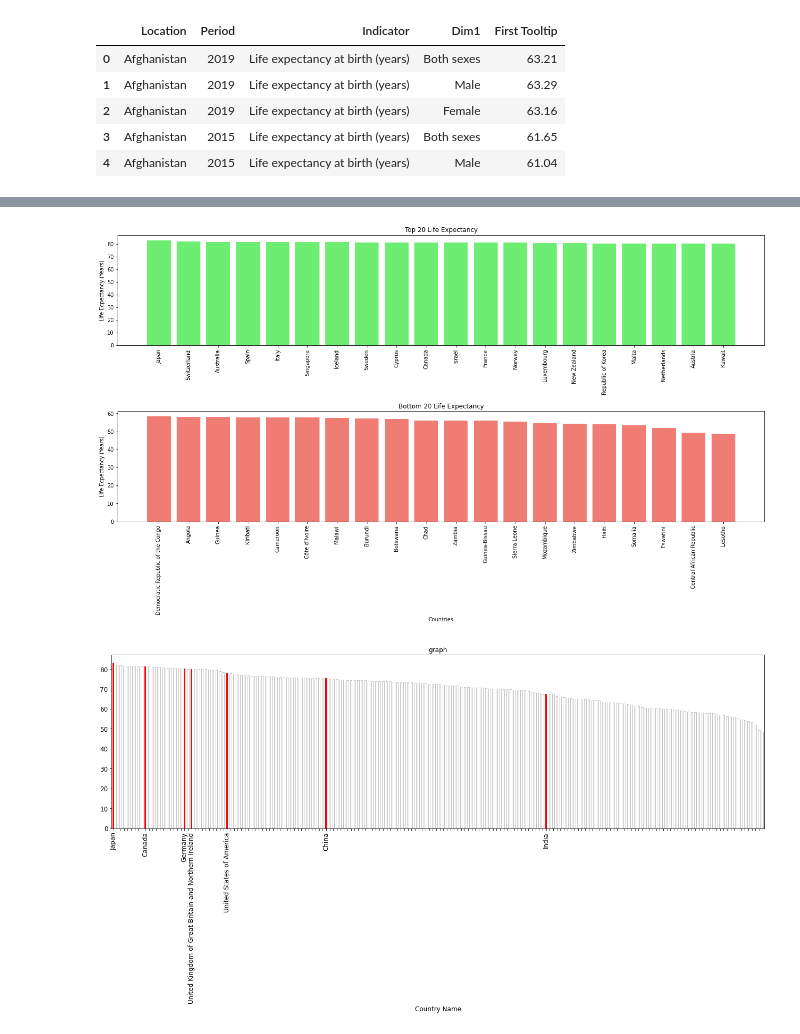
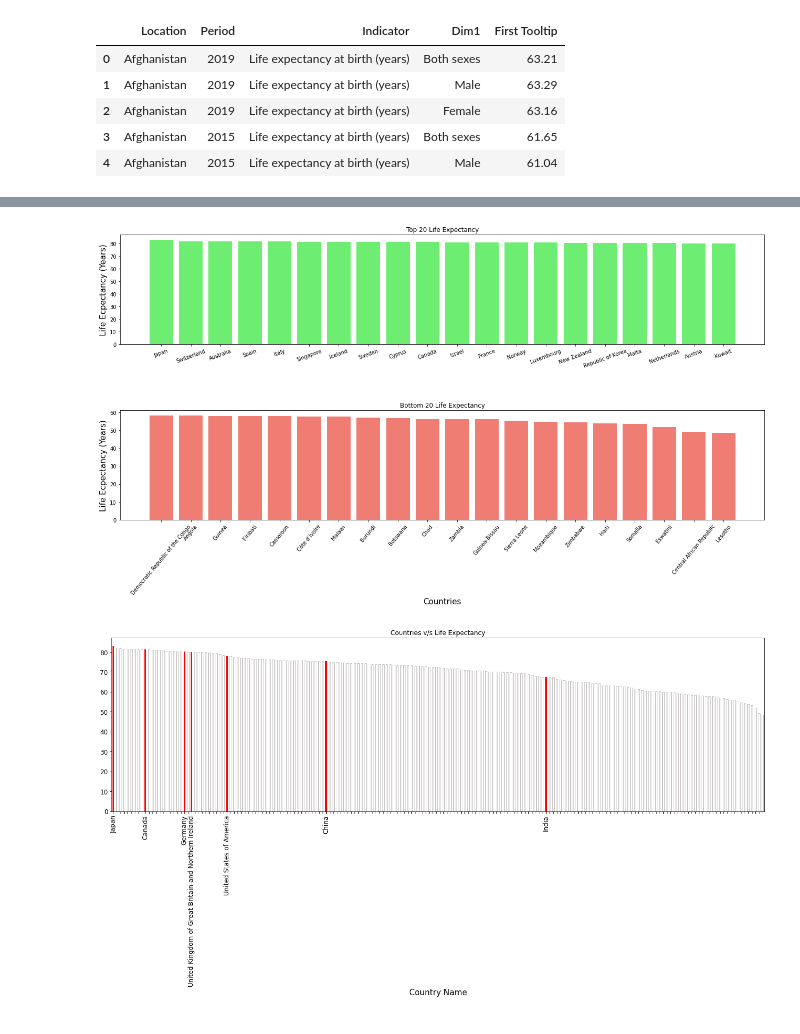
Before and after one commit to digipodium/life-Expectancy-analysis, a Jupyter notebook: visualization.ipynb, the cells around one changed output, grey strips where cells are left out. Saved outputs shown, nothing was run; the diff lists cells and outputs as text; code cells hidden in the pictures.

Commit message:
changes, plot

```diff
--- a/visualization.ipynb
+++ b/visualization.ipynb
@@ -42,28 +47,28 @@ array(['Afghanistan', 'Albania', 'Algeria', 'Angola',
 # %%
 tempData = lifeExpectancy.groupby('Location')['First Tooltip'].mean()
 tempDataTop20 = tempData.sort_values(ascending=False)[:20]
 tempDataLow20 = tempData.sort_values()[:20]
 tempDataTop20 = tempDataTop20.reset_index()
 tempDataLow20 = tempDataLow20.reset_index()
 fig = plt.figure(figsize = (22,10))
 
 ax1 = plt.subplot2grid((2,1), (0,0), rowspan=1, colspan=1)
 ax1.bar(x = tempDataTop20['Location'], height = tempDataTop20['First Tooltip'], color = "#6ded71")
-ax1.set_xticklabels(tempDataTop20['Location'], rotation=90)
-ax1.set_ylabel("Life Ecpectancy (Years)")
+ax1.set_xticklabels(tempDataTop20['Location'], rotation=20)
+ax1.set_ylabel("Life Ecpectancy (Years)",size=15)
 ax1.title.set_text("Top 20 Life Expectancy")
 
 ax2 = plt.subplot2grid((2,1), (1,0), rowspan=1, colspan=1)
 ax2.bar(x = tempDataLow20['Location'][::-1], height = tempDataLow20['First Tooltip'][::-1], color = "#f07d73")
 ax2.title.set_text("Bottom 20 Life Expectancy")
 
-plt.xticks(rotation = 90)
-plt.xlabel("Countries")
-plt.ylabel("Life Ecpectancy (Years)")
+plt.xticks(rotation = 50)
+plt.xlabel("Countries",size=15)
+plt.ylabel("Life Ecpectancy (Years)",size=15)
 plt.subplots_adjust(hspace = 0.6)
 plt.show()
 # %% [output]
-[figure, old version]
+[figure, new version]
 # %%
 tempData = lifeExpectancy.groupby('Location')['First Tooltip'].mean()
 tempData = tempData.sort_values(ascending=False)
@@ -75,8 +80,8 @@ countries=['India', 'China', 'United States of America', 'Germany',
            'Japan', 'Canada']
 
 
-ax_1 = tempData['First Tooltip'].plot(kind='bar', title ="graph", figsize=(22, 6), fontsize=12)
-ax_1.set_xlabel("Country Name", fontsize=12)
+ax_1 = tempData['First Tooltip'].plot(kind='bar', title ="Countries v/s Life Expectancy", figsize=(22, 6), fontsize=12)
+ax_1.set_xlabel("Country Name", fontsize=15)
 for ticks in ax_1.xaxis.get_major_ticks():
     if ticks.label1.get_text() not in countries:
         ticks.label1.set_visible(False)
@@ -85,4 +90,4 @@ for ticks in ax_1.xaxis.get_major_ticks():
     else:
         ax_1.patches[tempData.index.get_indexer([ticks.label1.get_text()])[0]].set_facecolor('r')
 # %% [output]
-[figure, old version]
+[figure, new version]
```
Also changed, not shown: parts of 6 cells of this notebook, 8 other files.
